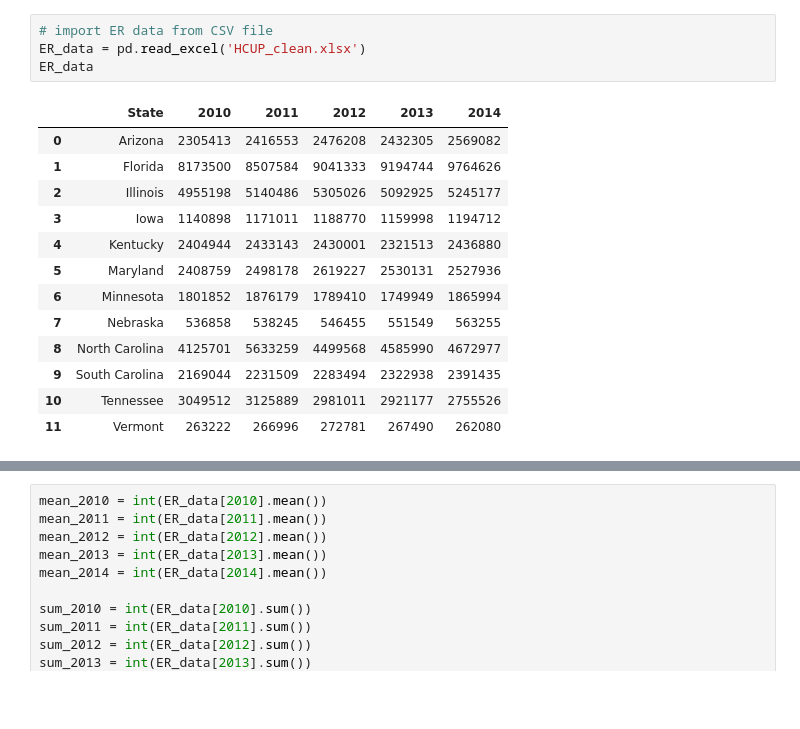
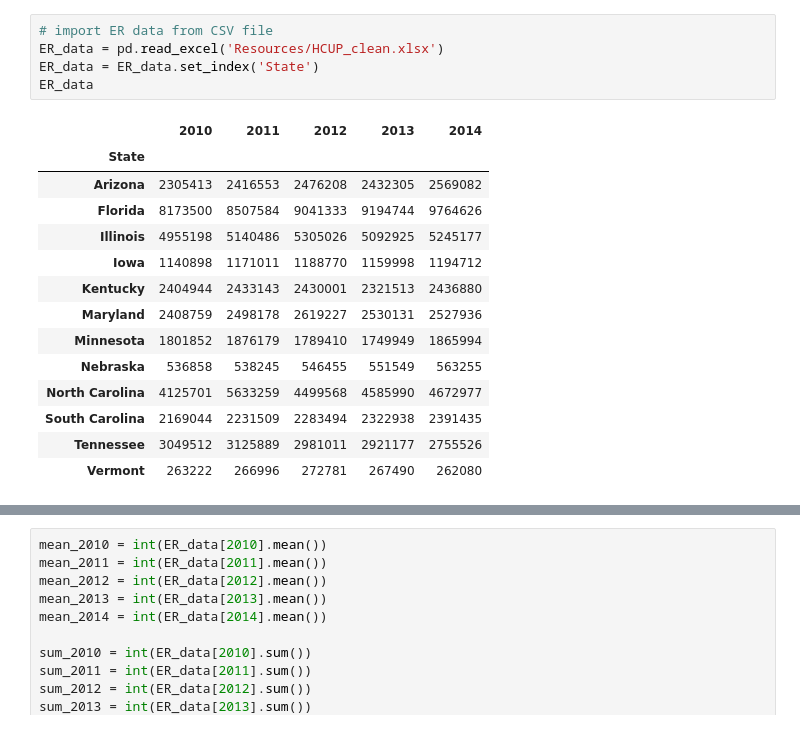
Before and after one commit to TJL30308/DREAM_Project, a Jupyter notebook: ER_Visits_Analysis.ipynb, the cells around one changed output, grey strips where cells are left out. Drawn from its saved outputs; the diff is of its cells as text; blank space fills up the shorter version.

Commit message:
update to ER data wrangling

```diff
--- a/ER_Visits_Analysis.ipynb
+++ b/ER_Visits_Analysis.ipynb
@@ -8,18 +53,20 @@ years_list = [2010, 2011, 2012, 2013, 2014]
 # %%
 # import ER data from CSV file
-ER_data = pd.read_excel('HCUP_clean.xlsx')
+ER_data = pd.read_excel('Resources/HCUP_clean.xlsx')
+ER_data = ER_data.set_index('State')
 ER_data
 # %% [output]
-|  | State | 2010 | 2011 | 2012 | 2013 | 2014 |
-| 0 | Arizona | 2305413 | 2416553 | 2476208 | 2432305 | 2569082 |
-| 1 | Florida | 8173500 | 8507584 | 9041333 | 9194744 | 9764626 |
-| 2 | Illinois | 4955198 | 5140486 | 5305026 | 5092925 | 5245177 |
-| 3 | Iowa | 1140898 | 1171011 | 1188770 | 1159998 | 1194712 |
-| 4 | Kentucky | 2404944 | 2433143 | 2430001 | 2321513 | 2436880 |
-| 5 | Maryland | 2408759 | 2498178 | 2619227 | 2530131 | 2527936 |
-| 6 | Minnesota | 1801852 | 1876179 | 1789410 | 1749949 | 1865994 |
-| 7 | Nebraska | 536858 | 538245 | 546455 | 551549 | 563255 |
-| 8 | North Carolina | 4125701 | 5633259 | 4499568 | 4585990 | 4672977 |
-| 9 | South Carolina | 2169044 | 2231509 | 2283494 | 2322938 | 2391435 |
-| 10 | Tennessee | 3049512 | 3125889 | 2981011 | 2921177 | 2755526 |
-| 11 | Vermont | 263222 | 266996 | 272781 | 267490 | 262080 |
+|  | 2010 | 2011 | 2012 | 2013 | 2014 |
+| State |  |  |  |  |  |
+| Arizona | 2305413 | 2416553 | 2476208 | 2432305 | 2569082 |
+| Florida | 8173500 | 8507584 | 9041333 | 9194744 | 9764626 |
+| Illinois | 4955198 | 5140486 | 5305026 | 5092925 | 5245177 |
+| Iowa | 1140898 | 1171011 | 1188770 | 1159998 | 1194712 |
+| Kentucky | 2404944 | 2433143 | 2430001 | 2321513 | 2436880 |
+| Maryland | 2408759 | 2498178 | 2619227 | 2530131 | 2527936 |
+| Minnesota | 1801852 | 1876179 | 1789410 | 1749949 | 1865994 |
+| Nebraska | 536858 | 538245 | 546455 | 551549 | 563255 |
+| North Carolina | 4125701 | 5633259 | 4499568 | 4585990 | 4672977 |
+| South Carolina | 2169044 | 2231509 | 2283494 | 2322938 | 2391435 |
+| Tennessee | 3049512 | 3125889 | 2981011 | 2921177 | 2755526 |
+| Vermont | 263222 | 266996 | 272781 | 267490 | 262080 |
```
Also changed, not shown: parts of 4 cells of this notebook, 2 other files.
